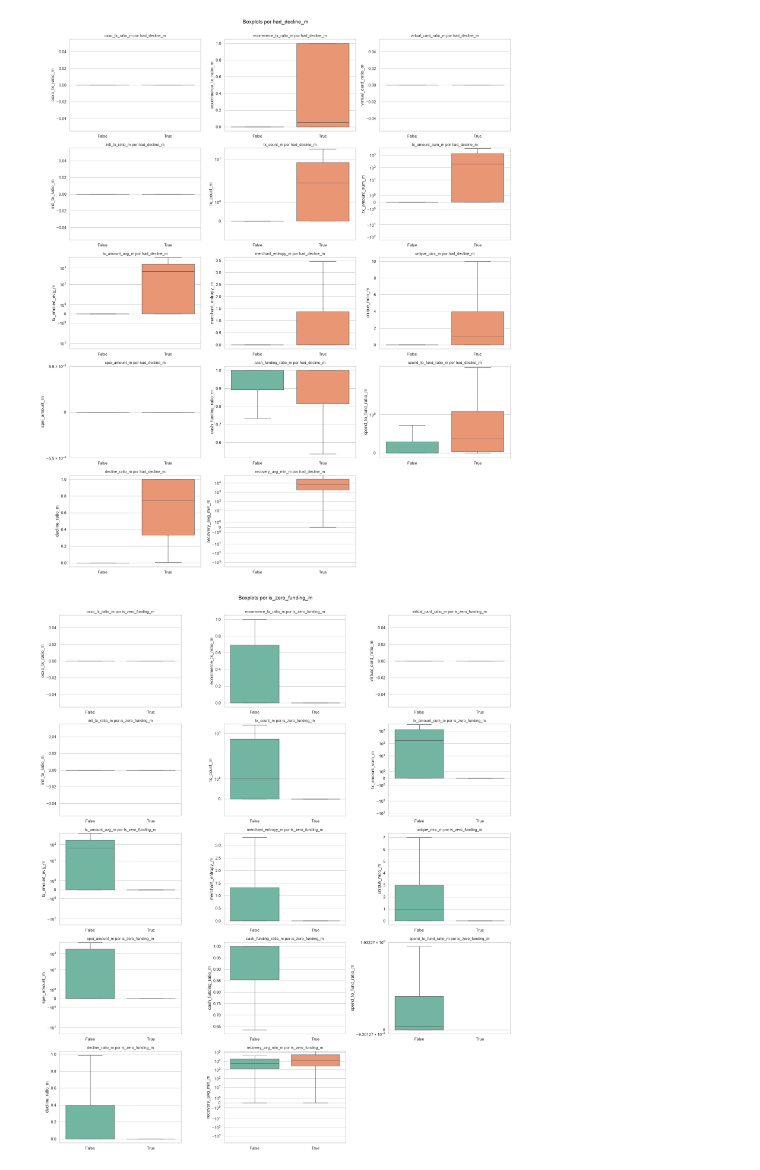
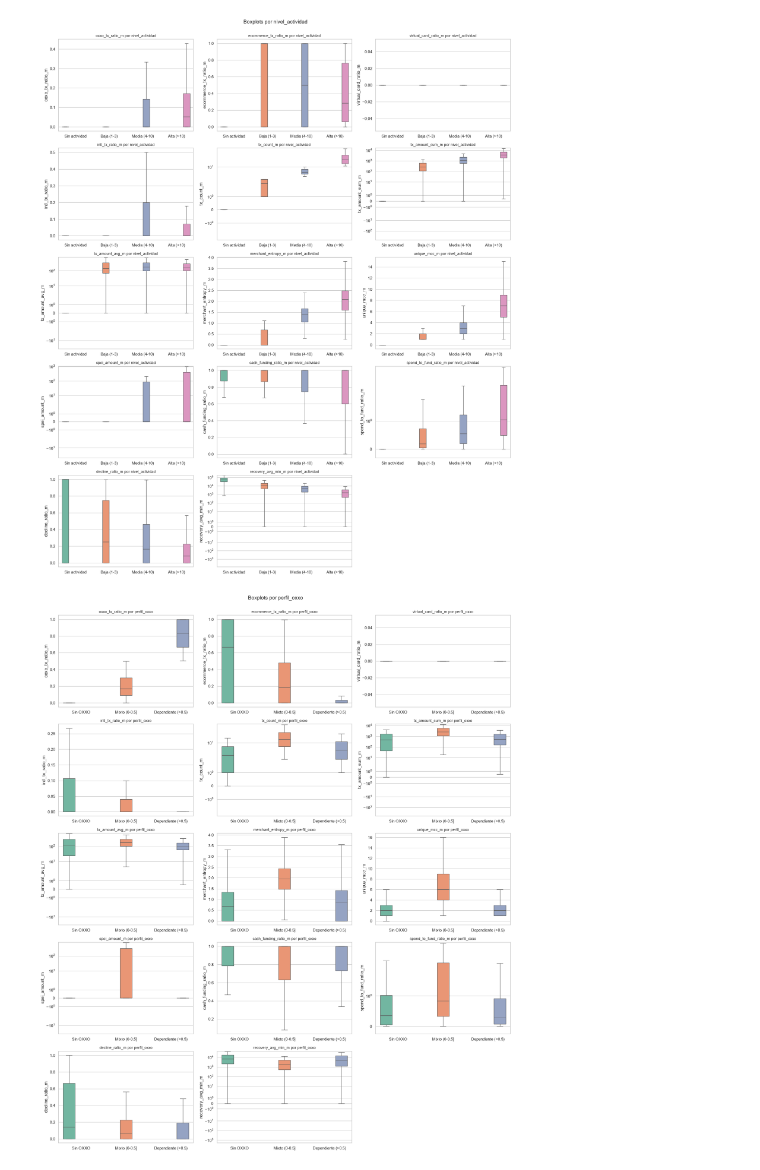
Before and after one commit to Krdz14/EDAgroup5, a Jupyter notebook: boxplot.ipynb, the cells around one changed output. Cells and saved outputs as stored; diff of their text form; code cells hidden in the pictures.

```diff
--- a/boxplot.ipynb
+++ b/boxplot.ipynb
@@ -5,29 +15,31 @@ import pandas as pd
 import seaborn as sns
 import matplotlib.pyplot as plt
 
-data = "data/g5_sample_flip_processed.csv"
-CARPETA_FIGS = "figuras_boxplots"
+data = "data/g5_dataSample_v2_processed.csv"
+
 MUESTRA = 200_000
-os.makedirs(CARPETA_FIGS, exist_ok=True)
+
 sns.set_theme(style="whitegrid")
 
 df = pd.read_csv(data)
 
 
-# Imputed columns (0) -> NaN for no distorsioned boxplots
+imputadas = {
+    "oxxo_ratio_avg_prev3m": "oxxo_ratio_avg_prev3m_was_missing",
+    "recovery_avg_min_m": "recovery_avg_min_m_was_missing",
+    "cash_funding_ratio_m": "cash_funding_ratio_m_was_missing",
+    "spend_to_fund_ratio_m": "spend_to_fund_ratio_m_was_missing",
+}
+for col, flag in imputadas.items():
+    if flag in df.columns:
+        df.loc[df[flag], col] = np.nan
 
 
-imputadas = {
-    "cash_funding_ratio_m": "cash_funding_ratio_m_was_missing",
-    "spend_to_fund_ratio_m": "spend_to_fund_ratio_m_was_missing",
-    "recovery_avg_min_m": "recovery_avg_min_m_was_missing",
-    "oxxo_ratio_avg_prev3m": "oxxo_ratio_avg_prev3m_was_missing",
-}
-for col, flag in imputadas.items():
-    df.loc[df[flag], col] = np.nan
+for col in ["cash_funding_ratio_m", "spend_to_fund_ratio_m"]:
+    if f"{col}_was_missing" not in df.columns and "is_zero_funding_m" in df.columns:
+        df.loc[df["is_zero_funding_m"], col] = np.nan
 
-
-# 2) Variables categóricas
+# Variables categóricas
 
 df["mes"] = pd.to_datetime(df["mes"]).dt.strftime("%Y-%m")
 
@@ -44,12 +56,7 @@ df["perfil_digital"] = pd.cut(
     labels=["Sin e-commerce", "Medio (0-0.5]", "Alto (>0.5)"],
 )
 
-categoricas = [
-    "had_decline_m", "is_zero_funding_m", "eligible_flip_out_m", "eligible_flip_in_m",
-    "target_oxxo_migration", "target_ticket_growth", "target_flip_out_30d",
-    "target_flip_in_liquidity_30d", "target_flip_in_commercial_30d",
-    "nivel_actividad", "perfil_oxxo", "perfil_digital", "mes",
-]
+categoricas = ["nivel_actividad", "perfil_oxxo", "perfil_digital"]
 
 # Identificar las categorías de cada variable
 print("=== Categorías por variable categórica ===")
@@ -92,7 +99,6 @@ def boxplots_por_categoria(cat, datos, cuantitativas, ncols=3):
         ax.axis("off")
     fig.suptitle(f"Boxplots por {cat}", fontsize=14, y=1.0)
     fig.tight_layout()
-    fig.savefig(os.path.join(CARPETA_FIGS, f"boxplots_{cat}.png"), dpi=120, bbox_inches="tight")
     plt.show()
 
 
@@ -116,2 +112,2 @@ mes: {'2025-01': 36676, '2025-02': 37274, '2025-03': 37951, '2025-04': 38598, '2
-[figure, old version]
+[figure, new version]
-[figure, old version]
+[figure, new version]
```
Also changed, not shown: parts of 2 cells of this notebook.
